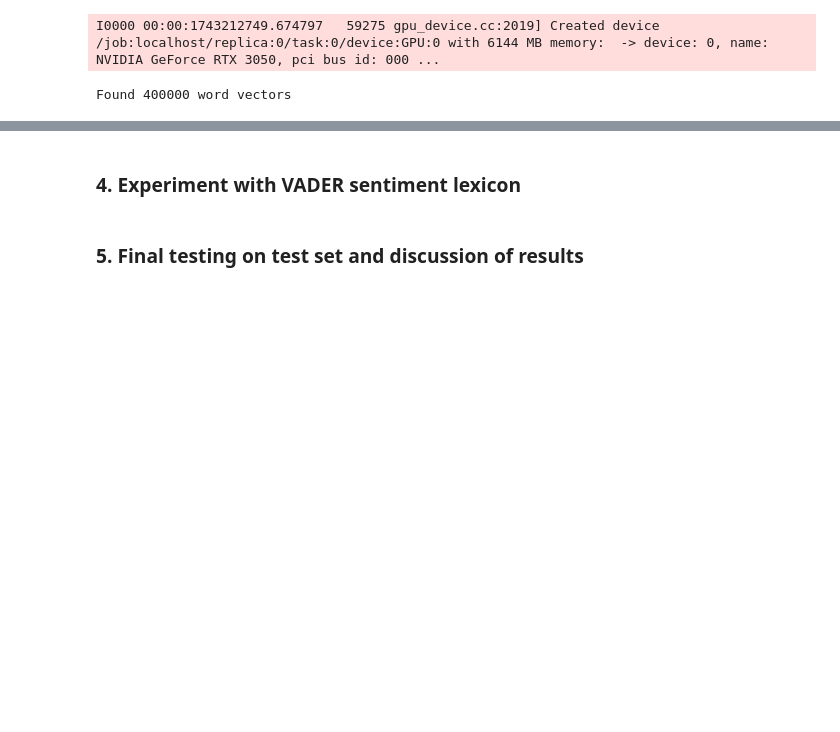
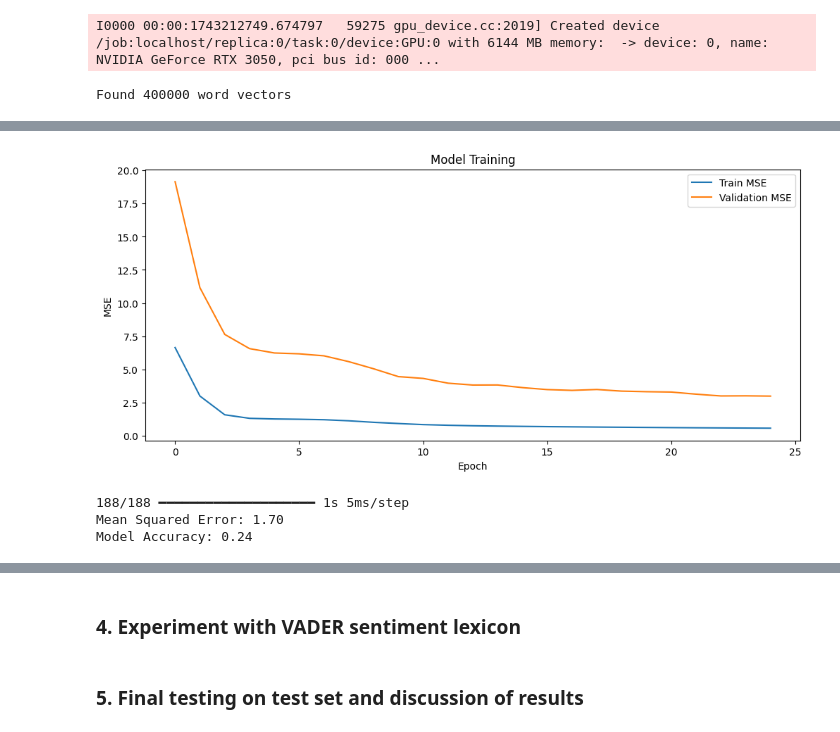
Before and after one commit to CHamilton0/COMP-SCI-7417-Applied-Natural-Language-Processing, a Jupyter notebook: Assignment1/ANLP_2025_S1_assignment1_a1766121_christopher_hamilton_version02.ipynb, the cells around one changed output, grey strips where cells are left out. Cells and saved outputs as stored; diff of their text form; code cells hidden in the pictures; blank space fills up the shorter version.

```diff
--- a/Assignment1/ANLP_2025_S1_assignment1_a1766121_christopher_hamilton_version02.ipynb
+++ b/Assignment1/ANLP_2025_S1_assignment1_a1766121_christopher_hamilton_version02.ipynb
@@ -383,7 +472,7 @@ Found 400000 word vectors
 from tensorflow.keras.preprocessing.text import Tokenizer
 
 tokenizer=Tokenizer(oov_token="'oov'")
-tokenizer.fit_on_texts(train_df['text'])
+tokenizer.fit_on_texts(balanced_train_df['text'])
 
 max_words = len(tokenizer.word_index) + 1
 embedding_dim = 100
@@ -396,4 +485,5 @@ for word, idx in tokenizer.word_index.items():
 # %%
 from tensorflow.keras.preprocessing.sequence import pad_sequences
 maxlen = 200
-train_X = pad_sequences(tokenizer.texts_to_sequences(train_df['text']), maxlen=maxlen)
+train_X = pad_sequences(tokenizer.texts_to_sequences(balanced_train_df['text']), maxlen=maxlen)
+test_X = pad_sequences(tokenizer.texts_to_sequences(test_df['text']), maxlen=maxlen)
@@ -481,0 +490,26 @@ plt.show()
+# %%
+from tensorflow.keras.models import Sequential
+from tensorflow.keras.layers import Embedding, LSTM, Dense, Bidirectional
+
+#https://towardsdatascience.com/1-to-5-star-ratings-classification-or-regression-b0462708a4df/
+#https://www.kaggle.com/code/sebastianpoliak/classification-or-regression
+
+model=Sequential()
+model.add(Embedding(max_words, embedding_dim, weights=[embedding_matrix], trainable=False))
+model.add(Bidirectional(LSTM(8)))
+model.add(Dense(4, activation="relu"))
+model.add(Dense(1, activation="linear"))
+
+# Compile the model
+model.compile(optimizer=tf.keras.optimizers.Adam(learning_rate=0.0001), loss='mean_squared_error')
+model.build(train_X.shape)
+print(model.summary())
+
+# Train the model
+history = model.fit(
+    train_X,
+    train_Y,
+    epochs=25,
+    batch_size=64,
+    validation_split=0.2,
+)
@@ -481,0 +550,32 @@ plt.show()
+# %%
+from matplotlib import pyplot as plt
+
+# Plot the training history
+plt.figure(figsize=(12, 5))
+plt.plot(history.history['loss'], label='Train MSE')
+plt.plot(history.history['val_loss'], label='Validation MSE')
+plt.xlabel('Epoch')
+plt.ylabel('MSE')
+plt.title('Model Training')
+plt.legend()
+plt.show()
+# %% [output]
+[figure, added]
+# %%
+# Predict the ratings for the test set and check the rating compared to the y_test_cat
+predictions = model.predict(test_X)
+# Compare the predictions with the actual ratings
+predictions = np.round(predictions).astype(int)
+
+# Calculate the mean squared error
+mse = np.mean((predictions.flatten() - test_Y.to_numpy().flatten())**2)
+print(f"Mean Squared Error: {mse:.2f}")
+
+correct_predictions = np.sum(predictions.flatten() == test_Y.to_numpy().flatten())
+total_predictions = len(predictions)
+accuracy = correct_predictions / total_predictions
+print(f"Model Accuracy: {accuracy:.2f}")
+# %% [output]
+188/188 ━━━━━━━━━━━━━━━━━━━━ 1s 5ms/step
+Mean Squared Error: 1.70
+Model Accuracy: 0.24
```
Also changed, not shown: parts of 21 cells of this notebook, 1 other file.
